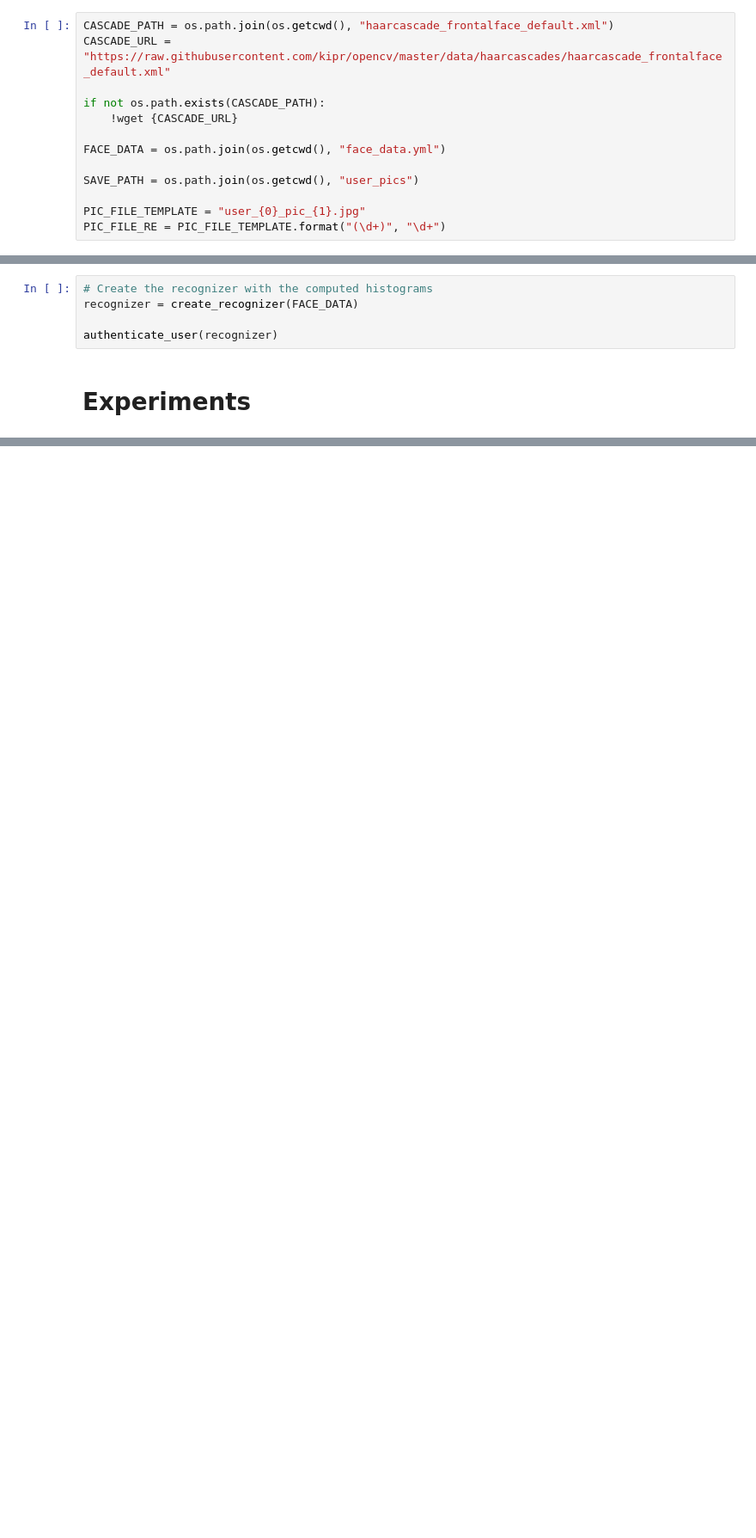
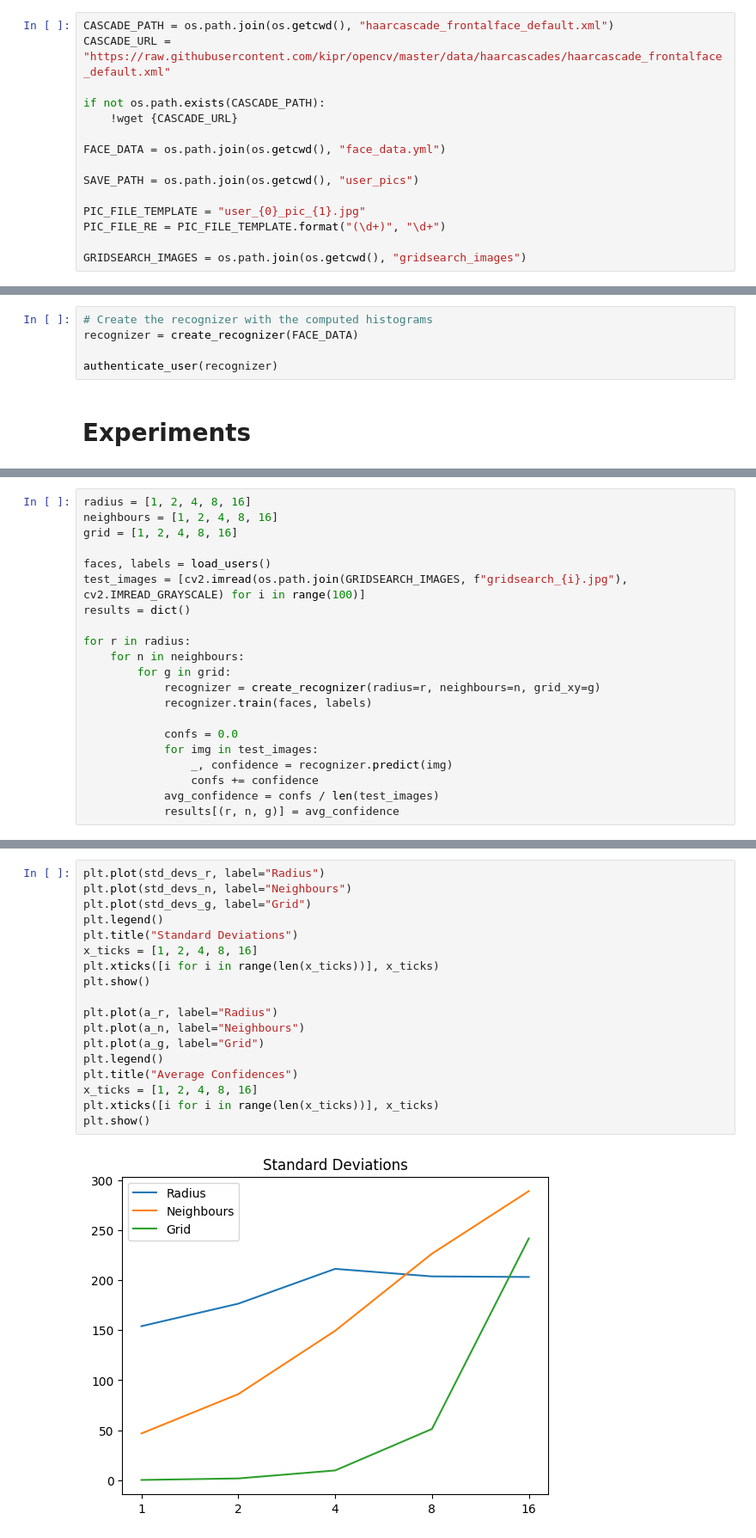
Before and after one commit to stephancurran/facial-recognition, a Jupyter notebook: FacialRecognition.ipynb, the cells around one changed output, grey strips where cells are left out. Shown at 86% size. Saved outputs shown, nothing was run; the diff lists cells and outputs as text; blank space fills up the shorter version.

Commit message:
Add grid search

```diff
--- a/FacialRecognition.ipynb
+++ b/FacialRecognition.ipynb
@@ -54,6 +62,8 @@ SAVE_PATH = os.path.join(os.getcwd(), "user_pics")
 
 PIC_FILE_TEMPLATE = "user_{0}_pic_{1}.jpg"
 PIC_FILE_RE = PIC_FILE_TEMPLATE.format("(\d+)", "\d+")
+
+GRIDSEARCH_IMAGES = os.path.join(os.getcwd(), "gridsearch_images")
 # %% [markdown]
 ## Saving Images
 # %% [markdown]
@@ -527,0 +553,21 @@ What's the prediction confidence when persented with a photo of a registered use
+# %%
+radius = [1, 2, 4, 8, 16]
+neighbours = [1, 2, 4, 8, 16]
+grid = [1, 2, 4, 8, 16]
+
+faces, labels = load_users()
+test_images = [cv2.imread(os.path.join(GRIDSEARCH_IMAGES, f"gridsearch_{i}.jpg"), cv2.IMREAD_GRAYSCALE) for i in range(100)]
+results = dict()
+
+for r in radius:
+    for n in neighbours:
+        for g in grid:
+            recognizer = create_recognizer(radius=r, neighbours=n, grid_xy=g)
+            recognizer.train(faces, labels)
+
+            confs = 0.0
+            for img in test_images:
+                _, confidence = recognizer.predict(img)
+                confs += confidence
+            avg_confidence = confs / len(test_images)
+            results[(r, n, g)] = avg_confidence
@@ -527,0 +654,20 @@ What's the prediction confidence when persented with a photo of a registered use
+# %%
+plt.plot(std_devs_r, label="Radius")
+plt.plot(std_devs_n, label="Neighbours")
+plt.plot(std_devs_g, label="Grid")
+plt.legend()
+plt.title("Standard Deviations")
+x_ticks = [1, 2, 4, 8, 16]
+plt.xticks([i for i in range(len(x_ticks))], x_ticks)
+plt.show()
+
+plt.plot(a_r, label="Radius")
+plt.plot(a_n, label="Neighbours")
+plt.plot(a_g, label="Grid")
+plt.legend()
+plt.title("Average Confidences")
+x_ticks = [1, 2, 4, 8, 16]
+plt.xticks([i for i in range(len(x_ticks))], x_ticks)
+plt.show()
+# %% [output]
+[figure, added]
```
Also changed, not shown: parts of 12 cells of this notebook.
